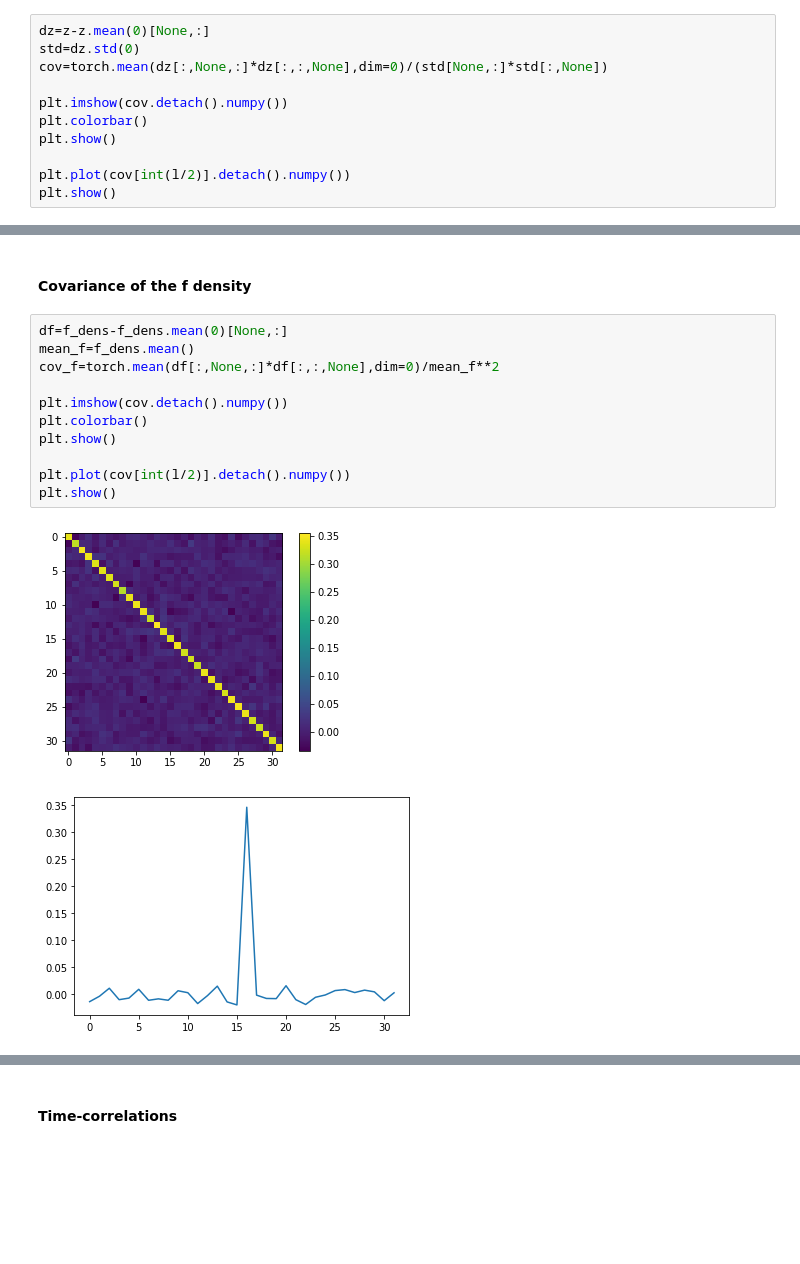
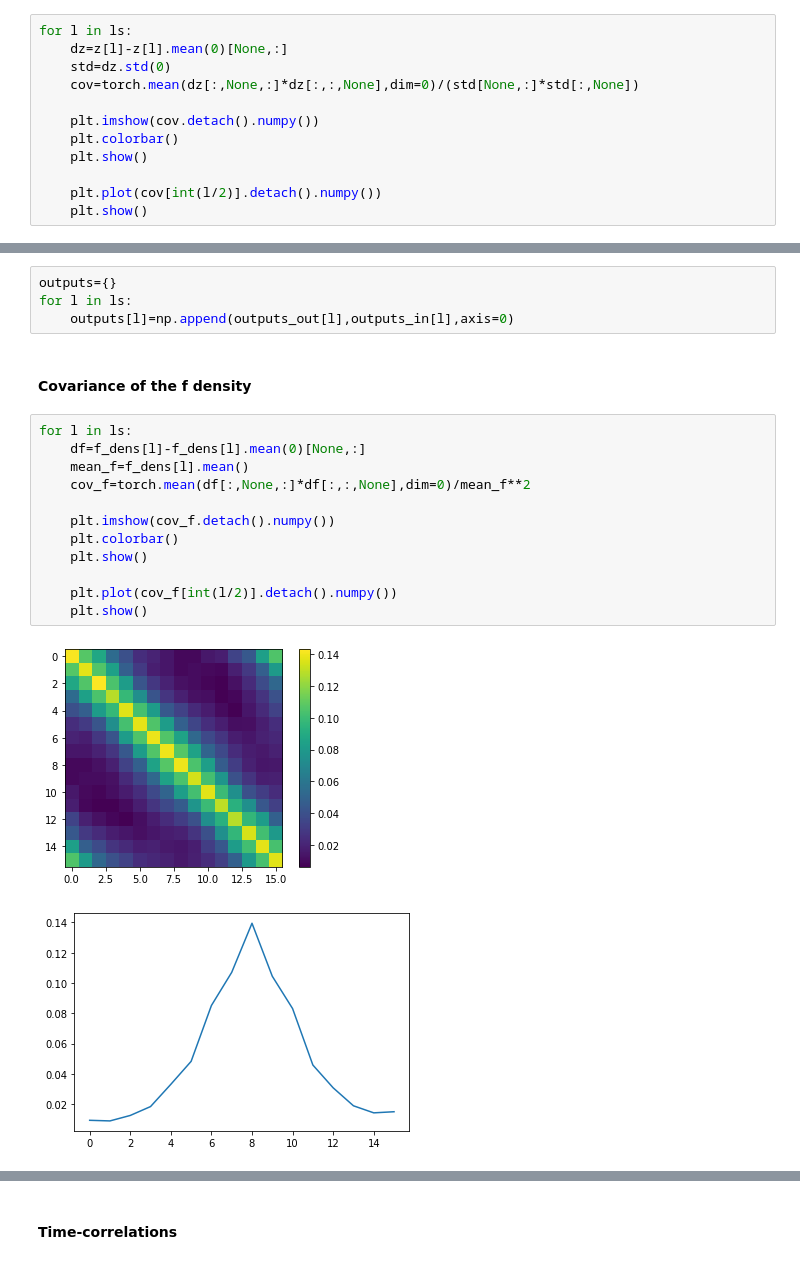
Before and after one commit to emacosta95/dft_for_ising, a Jupyter notebook: Propagation_of_correlation_in_a_neural_network.ipynb, the cells around one changed output, grey strips where cells are left out. Saved outputs shown, nothing was run; the diff lists cells and outputs as text; blank space fills up the shorter version.

```diff
--- a/Propagation_of_correlation_in_a_neural_network.ipynb
+++ b/Propagation_of_correlation_in_a_neural_network.ipynb
@@ -40,14 +86,15 @@ h=torch.tensor(h).double()
 # %% [markdown]
 #### Covariance a the starting point
 # %%
-dz=z-z.mean(0)[None,:]
-std=dz.std(0)
-cov=torch.mean(dz[:,None,:]*dz[:,:,None],dim=0)/(std[None,:]*std[:,None])
+for l in ls:
+    dz=z[l]-z[l].mean(0)[None,:]
+    std=dz.std(0)
+    cov=torch.mean(dz[:,None,:]*dz[:,:,None],dim=0)/(std[None,:]*std[:,None])
 
-plt.imshow(cov.detach().numpy())
-plt.colorbar()
-plt.show()
+    plt.imshow(cov.detach().numpy())
+    plt.colorbar()
+    plt.show()
 
-plt.plot(cov[int(l/2)].detach().numpy())
-plt.show()
+    plt.plot(cov[int(l/2)].detach().numpy())
+    plt.show()
 # %% [output]
@@ -132,16 +142,21 @@ plt.show()
+# %%
+outputs={}
+for l in ls:
+    outputs[l]=np.append(outputs_out[l],outputs_in[l],axis=0)
 # %% [markdown]
 #### Covariance of the f density
 # %%
-df=f_dens-f_dens.mean(0)[None,:]
-mean_f=f_dens.mean()
-cov_f=torch.mean(df[:,None,:]*df[:,:,None],dim=0)/mean_f**2
+for l in ls:
+    df=f_dens[l]-f_dens[l].mean(0)[None,:]
+    mean_f=f_dens[l].mean()
+    cov_f=torch.mean(df[:,None,:]*df[:,:,None],dim=0)/mean_f**2
 
-plt.imshow(cov.detach().numpy())
-plt.colorbar()
-plt.show()
+    plt.imshow(cov_f.detach().numpy())
+    plt.colorbar()
+    plt.show()
 
-plt.plot(cov[int(l/2)].detach().numpy())
-plt.show()
+    plt.plot(cov_f[int(l/2)].detach().numpy())
+    plt.show()
 # %% [output]
-[figure, old version]
+[figure, new version]
-[figure, old version]
+[figure, new version]
```
Also changed, not shown: parts of 48 cells of this notebook, 3 other files.
